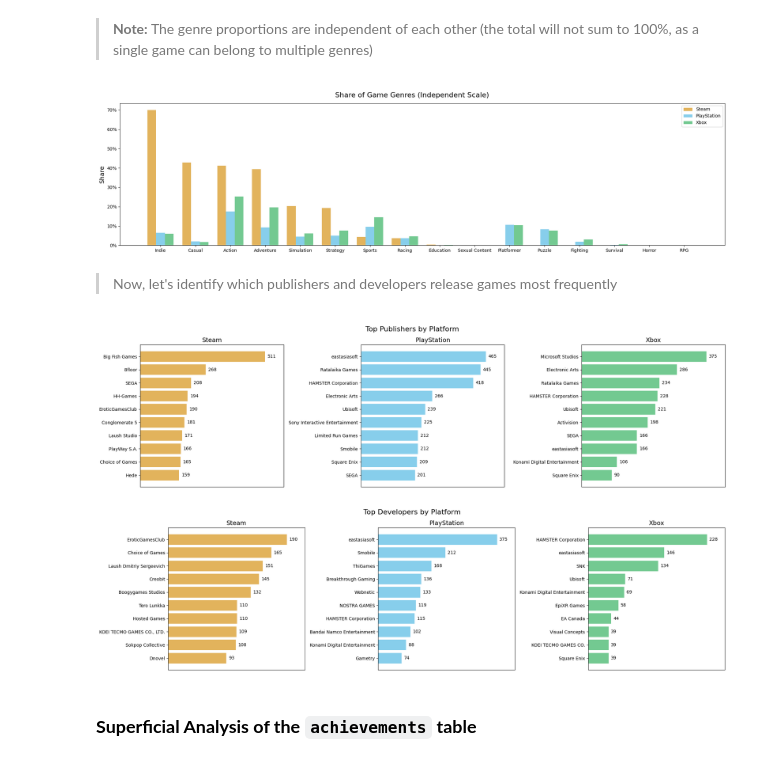
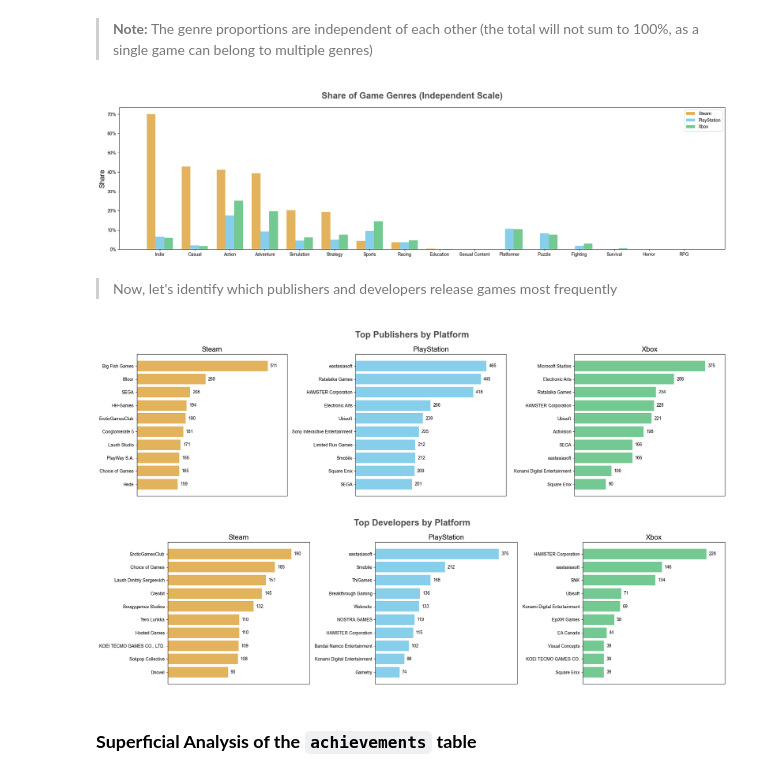
Before and after one commit to Smipe-a/gamestatshub, a Jupyter notebook: analysis/overview.ipynb, the cells around one changed output. Saved outputs shown, nothing was run; the diff lists cells and outputs as text; code cells hidden in the pictures.

```diff
--- a/analysis/overview.ipynb
+++ b/analysis/overview.ipynb
@@ -72,5 +73,7 @@ Analyze the trend of game releases by year for each platform
 # %%
+plt.rcParams['font.family'] = 'Arial'
 fig, axes = plt.subplots(1, 3, figsize=(20, 5))
+
 for ax, color, platform in zip(axes, COLORS, PLATFORMS):
     releases = (
         games_df[platform]
@@ -85,15 +88,15 @@ for ax, color, platform in zip(axes, COLORS, PLATFORMS):
 
     ax.xaxis.set_major_locator(plt.MaxNLocator(integer=True))
 
-    ax.set_title(platform.capitalize().replace('s', 'S'), fontsize=14)
+    ax.set_title(platform.capitalize().replace('s', 'S'), fontsize=16)
     ax.set_xlabel('')
 
-axes[0].set_ylabel('Quantity', fontsize=14)
+axes[0].set_ylabel('Games', fontsize=16)
 axes[1].set_ylabel('')
 axes[2].set_ylabel('')
 
-fig.text(.5, 1.02, 'Number of released games',
-         ha='center', va='center', fontsize=16)
+fig.text(.5, 1.04, 'Number of released games',
+         ha='center', va='center', fontsize=20, weight='bold', alpha=.7)
 
 plt.tight_layout()
 # %% [output]
@@ -142,10 +144,12 @@ pivoted_frequency.head(3)
 # %% [markdown]
 > **Note:** The genre proportions are independent of each other (the total will not sum to 100%, as a single game can belong to multiple genres)
 # %%
+plt.rcParams['font.family'] = 'Arial'
+fig, ax = plt.subplots(figsize=(20, 5))
+
 bar_width = .25
 x = np.arange(len(pivoted_frequency))
 
-fig, ax = plt.subplots(figsize=(20, 5))
 for i, (color, platform) in enumerate(zip(COLORS, PLATFORMS)):
     platform = platform.capitalize()
 
@@ -156,57 +160,61 @@ ax.set_xticks(x + bar_width)
 ax.set_xticklabels(pivoted_frequency.index)
 
 ax.yaxis.set_major_formatter(plt.FuncFormatter(lambda y, _: f'{int(y)}%'))
-ax.set_ylabel('Share', fontsize=14)
+ax.set_ylabel('Share', fontsize=16)
 
 ax.legend()
 
-fig.text(.5, 1.02, 'Share of Game Genres (Independent Scale)',
-         ha='center', va='center', fontsize=16)
+fig.text(.5, 1.04, 'Share of Game Genres (Independent Scale)',
+         ha='center', va='center', fontsize=20, weight='bold', alpha=.7)
 
 plt.tight_layout()
 # %% [output]
-[figure, old version]
+[figure, new version]
 # %% [markdown]
 > Now, let's identify which publishers and developers release games most frequently
 # %%
+plt.rcParams['font.family'] = 'Arial'
 fig, axes = plt.subplots(1, 3, figsize=(20, 5))
+
 for ax, platform, color in zip(axes, PLATFORMS, COLORS):
     top_publishers = (
         games_df[platform]
         .explode('publishers')
         .publishers
         .value_counts()
         .reset_index()
         .rename(columns={'count': 'quantity'})
         .head(10)
     )
 
     bars = ax.barh(top_publishers.publishers, top_publishers.quantity, color=color)
 
     ax.set_xlim(0, top_publishers.quantity.max() * 1.15)
 
     for bar, quantity in zip(bars, top_publishers.quantity):
         ax.text(
             bar.get_width() + top_publishers.quantity.max() * .02,
             bar.get_y() + bar.get_height() / 2,
             str(quantity),
             va='center',
             ha='left',
             fontsize=10
         )
 
     ax.invert_yaxis()
     ax.xaxis.set_visible(False)
-    ax.set_title(platform.capitalize().replace('s', 'S'), fontsize=14)
+    ax.set_title(platform.capitalize().replace('s', 'S'), fontsize=16)
 
-fig.text(.5, 1.02, 'Top Publishers by Platform',
-         ha='center', va='center', fontsize=16)
+fig.text(.5, 1.04, 'Top Publishers by Platform',
+         ha='center', va='center', fontsize=20, weight='bold', alpha=.7)
 
 plt.tight_layout()
 # %% [output]
-[figure, old version]
+[figure, new version]
 # %%
+plt.rcParams['font.family'] = 'Arial'
 fig, axes = plt.subplots(1, 3, figsize=(20, 5))
+
 for ax, platform, color in zip(axes, PLATFORMS, COLORS):
     top_developers = (
         games_df[platform]
@@ -234,14 +242,14 @@ for ax, platform, color in zip(axes, PLATFORMS, COLORS):
 
     ax.invert_yaxis()
     ax.xaxis.set_visible(False)
-    ax.set_title(platform.capitalize().replace('s', 'S'), fontsize=14)
+    ax.set_title(platform.capitalize().replace('s', 'S'), fontsize=16)
 
-fig.text(.5, 1.02, 'Top Developers by Platform',
-         ha='center', va='center', fontsize=16)
+fig.text(.5, 1.04, 'Top Developers by Platform',
+         ha='center', va='center', fontsize=20, weight='bold', alpha=.7)
 
 plt.tight_layout()
 # %% [output]
-[figure, old version]
+[figure, new version]
 # %% [markdown]
 ### **Superficial Analysis of the `achievements` table**
 # %%
```
Also changed, not shown: parts of 19 cells of this notebook, 7 other files.
